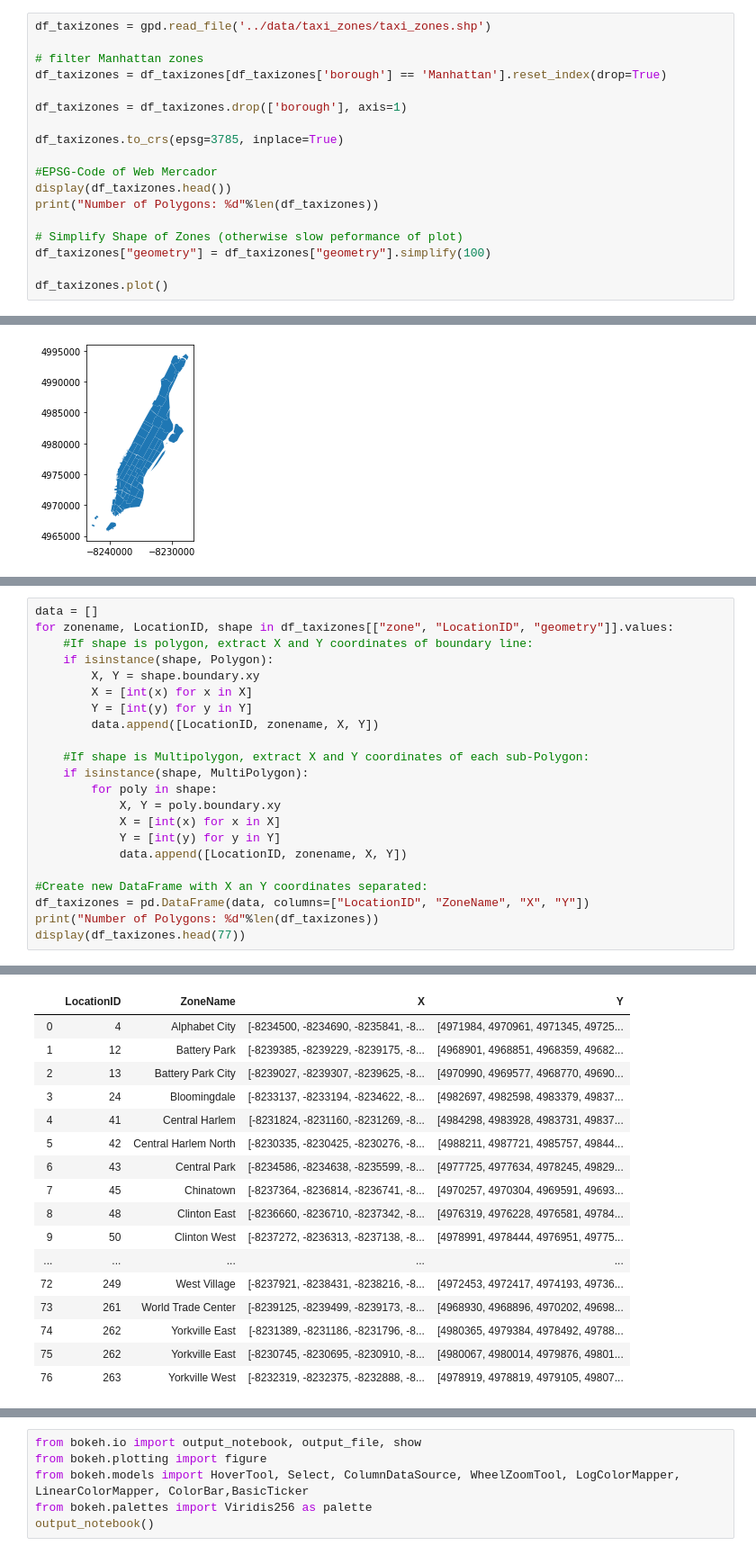
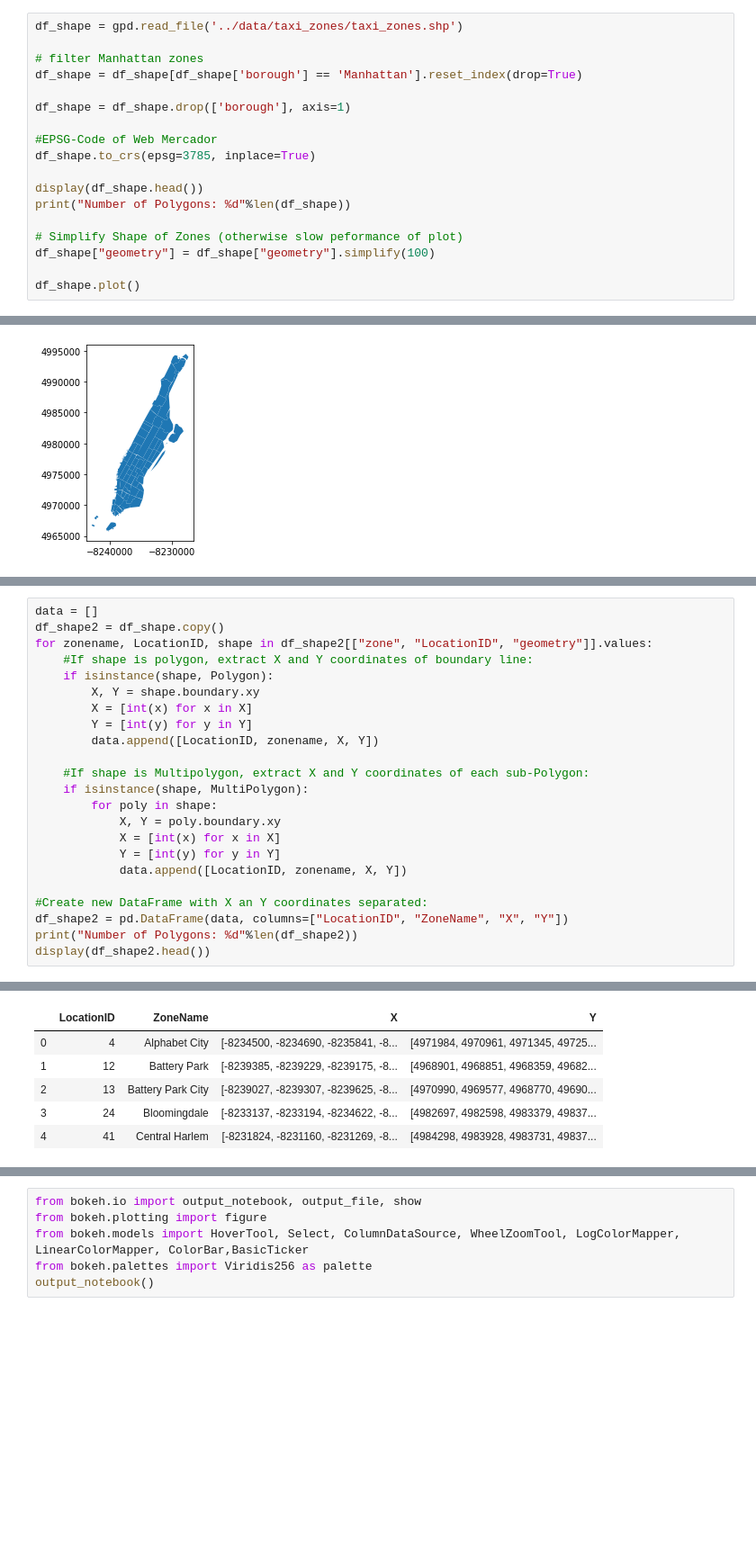
Before and after one commit to angelrps/MasterDataScience_FinalProject, a Jupyter notebook: notebooks/FrontEnd_01.ipynb, the cells around one changed output, grey strips where cells are left out. Shown at 90% size. Drawn from its saved outputs; the diff is of its cells as text; blank space fills up the shorter version.

```diff
--- a/notebooks/FrontEnd_01.ipynb
+++ b/notebooks/FrontEnd_01.ipynb
@@ -49,21 +61,21 @@ Load an process the shapefile "taxi_zones.shp" containing the New York Taxis Zon
 # %%
-df_taxizones = gpd.read_file('../data/taxi_zones/taxi_zones.shp')
+df_shape = gpd.read_file('../data/taxi_zones/taxi_zones.shp')
 
 # filter Manhattan zones
-df_taxizones = df_taxizones[df_taxizones['borough'] == 'Manhattan'].reset_index(drop=True)
+df_shape = df_shape[df_shape['borough'] == 'Manhattan'].reset_index(drop=True)
 
-df_taxizones = df_taxizones.drop(['borough'], axis=1)
-
-df_taxizones.to_crs(epsg=3785, inplace=True)
+df_shape = df_shape.drop(['borough'], axis=1)
 
 #EPSG-Code of Web Mercador
-display(df_taxizones.head())
-print("Number of Polygons: %d"%len(df_taxizones))
+df_shape.to_crs(epsg=3785, inplace=True)
+
+display(df_shape.head())
+print("Number of Polygons: %d"%len(df_shape))
 
 # Simplify Shape of Zones (otherwise slow peformance of plot)
-df_taxizones["geometry"] = df_taxizones["geometry"].simplify(100)
+df_shape["geometry"] = df_shape["geometry"].simplify(100)
 
-df_taxizones.plot()
+df_shape.plot()
 # %% [output]
 |  | OBJECTID | Shape_Leng | Shape_Area | zone | LocationID | geometry |
 | 0 | 4 | 0.043567 | 0.000112 | Alphabet City | 4 | POLYGON ((-8234500.227 4971984.09... |
@@ -79,41 +96,31 @@ Convert WKT Polygons to X and Y arrays with corresponding coordinates. Take into
 # %%
 data = []
-for zonename, LocationID, shape in df_taxizones[["zone", "LocationID", "geometry"]].values:
+df_shape2 = df_shape.copy()
+for zonename, LocationID, shape in df_shape2[["zone", "LocationID", "geometry"]].values:
     #If shape is polygon, extract X and Y coordinates of boundary line:
     if isinstance(shape, Polygon):
         X, Y = shape.boundary.xy
         X = [int(x) for x in X]
         Y = [int(y) for y in Y]
         data.append([LocationID, zonename, X, Y])
 
     #If shape is Multipolygon, extract X and Y coordinates of each sub-Polygon:
     if isinstance(shape, MultiPolygon):
         for poly in shape:
             X, Y = poly.boundary.xy
             X = [int(x) for x in X]
             Y = [int(y) for y in Y]
             data.append([LocationID, zonename, X, Y])
 
 #Create new DataFrame with X an Y coordinates separated:
-df_taxizones = pd.DataFrame(data, columns=["LocationID", "ZoneName", "X", "Y"])
-print("Number of Polygons: %d"%len(df_taxizones))
-display(df_taxizones.head(77))
+df_shape2 = pd.DataFrame(data, columns=["LocationID", "ZoneName", "X", "Y"])
+print("Number of Polygons: %d"%len(df_shape2))
+display(df_shape2.head())
 # %% [output]
 Number of Polygons: 77
 |  | LocationID | ZoneName | X | Y |
 | 0 | 4 | Alphabet City | [-8234500, -8234690, -8235841, -8... | [4971984, 4970961, 4971345, 49725... |
 | 1 | 12 | Battery Park | [-8239385, -8239229, -8239175, -8... | [4968901, 4968851, 4968359, 49682... |
 | 2 | 13 | Battery Park City | [-8239027, -8239307, -8239625, -8... | [4970990, 4969577, 4968770, 49690... |
 | 3 | 24 | Bloomingdale | [-8233137, -8233194, -8234622, -8... | [4982697, 4982598, 4983379, 49837... |
 | 4 | 41 | Central Harlem | [-8231824, -8231160, -8231269, -8... | [4984298, 4983928, 4983731, 49837... |
-| 5 | 42 | Central Harlem North | [-8230335, -8230425, -8230276, -8... | [4988211, 4987721, 4985757, 49844... |
-| 6 | 43 | Central Park | [-8234586, -8234638, -8235599, -8... | [4977725, 4977634, 4978245, 49829... |
-| 7 | 45 | Chinatown | [-8237364, -8236814, -8236741, -8... | [4970257, 4970304, 4969591, 49693... |
-| 8 | 48 | Clinton East | [-8236660, -8236710, -8237342, -8... | [4976319, 4976228, 4976581, 49784... |
-| 9 | 50 | Clinton West | [-8237272, -8236313, -8237138, -8... | [4978991, 4978444, 4976951, 49775... |
-| ... | ... | ... | ... | ... |
-| 72 | 249 | West Village | [-8237921, -8238431, -8238216, -8... | [4972453, 4972417, 4974193, 49736... |
-| 73 | 261 | World Trade Center | [-8239125, -8239499, -8239173, -8... | [4968930, 4968896, 4970202, 49698... |
-| 74 | 262 | Yorkville East | [-8231389, -8231186, -8231796, -8... | [4980365, 4979384, 4978492, 49788... |
-| 75 | 262 | Yorkville East | [-8230745, -8230695, -8230910, -8... | [4980067, 4980014, 4979876, 49801... |
-| 76 | 263 | Yorkville West | [-8232319, -8232375, -8232888, -8... | [4978919, 4978819, 4979105, 49807... |
```
Also changed, not shown: parts of 44 cells of this notebook.
